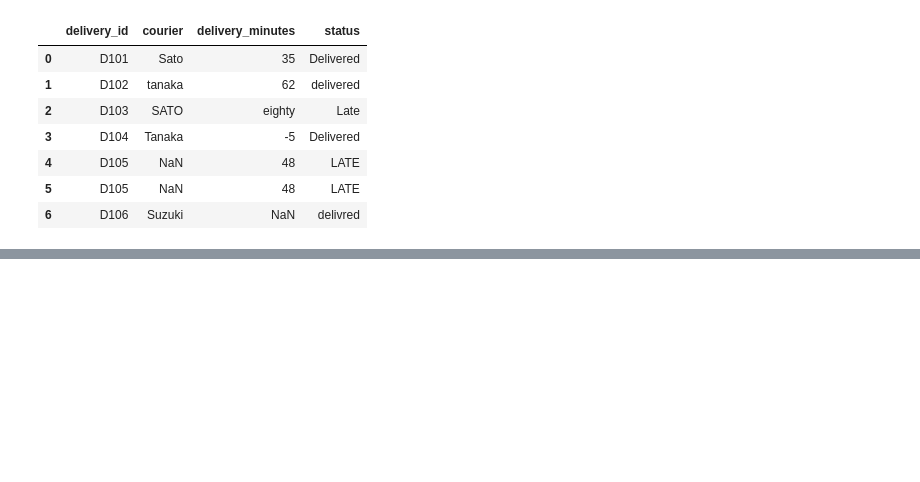
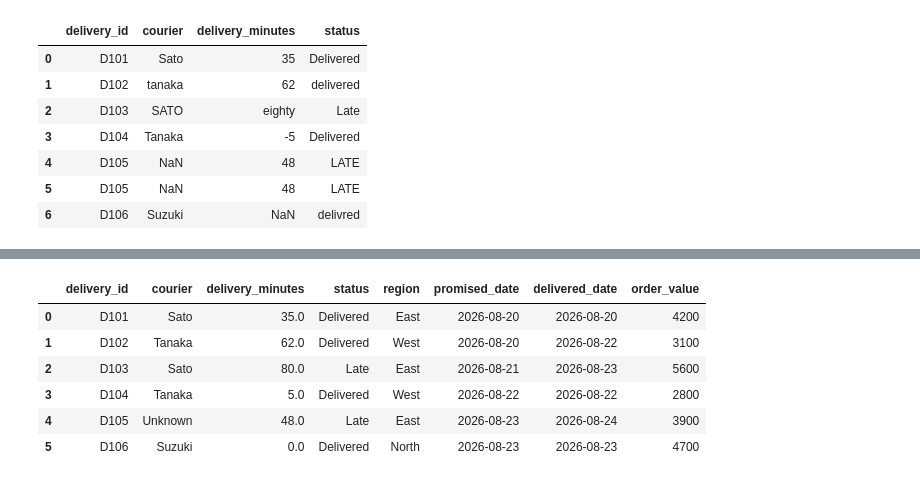
Before and after one commit to shota98501/workspace, a Jupyter notebook: Practice/Weekly/Ⅱ/cleandata.ipynb, the cells around one changed output, grey strips where cells are left out. Cells and saved outputs as stored; diff of their text form; code cells hidden in the pictures; blank space fills up the shorter version.

```diff
--- a/Practice/Weekly/Ⅱ/cleandata.ipynb
+++ b/Practice/Weekly/Ⅱ/cleandata.ipynb
@@ -65,0 +114,3 @@ df
+# %%
+df1 = pd.read_csv('postgredata.csv')
+df1
@@ -65,0 +125,11 @@ df
+# %%
+total_df = pd.merge(df, df1, on="delivery_id", how="inner")
+total_df
+# %% [output]
+|  | delivery_id | courier | delivery_minutes | status | region | promised_date | delivered_date | order_value |
+| 0 | D101 | Sato | 35.0 | Delivered | East | 2026-08-20 | 2026-08-20 | 4200 |
+| 1 | D102 | Tanaka | 62.0 | Delivered | West | 2026-08-20 | 2026-08-22 | 3100 |
+| 2 | D103 | Sato | 80.0 | Late | East | 2026-08-21 | 2026-08-23 | 5600 |
+| 3 | D104 | Tanaka | 5.0 | Delivered | West | 2026-08-22 | 2026-08-22 | 2800 |
+| 4 | D105 | Unknown | 48.0 | Late | East | 2026-08-23 | 2026-08-24 | 3900 |
+| 5 | D106 | Suzuki | 0.0 | Delivered | North | 2026-08-23 | 2026-08-23 | 4700 |
```
Also changed, not shown: parts of 12 cells of this notebook, 4 other files.
